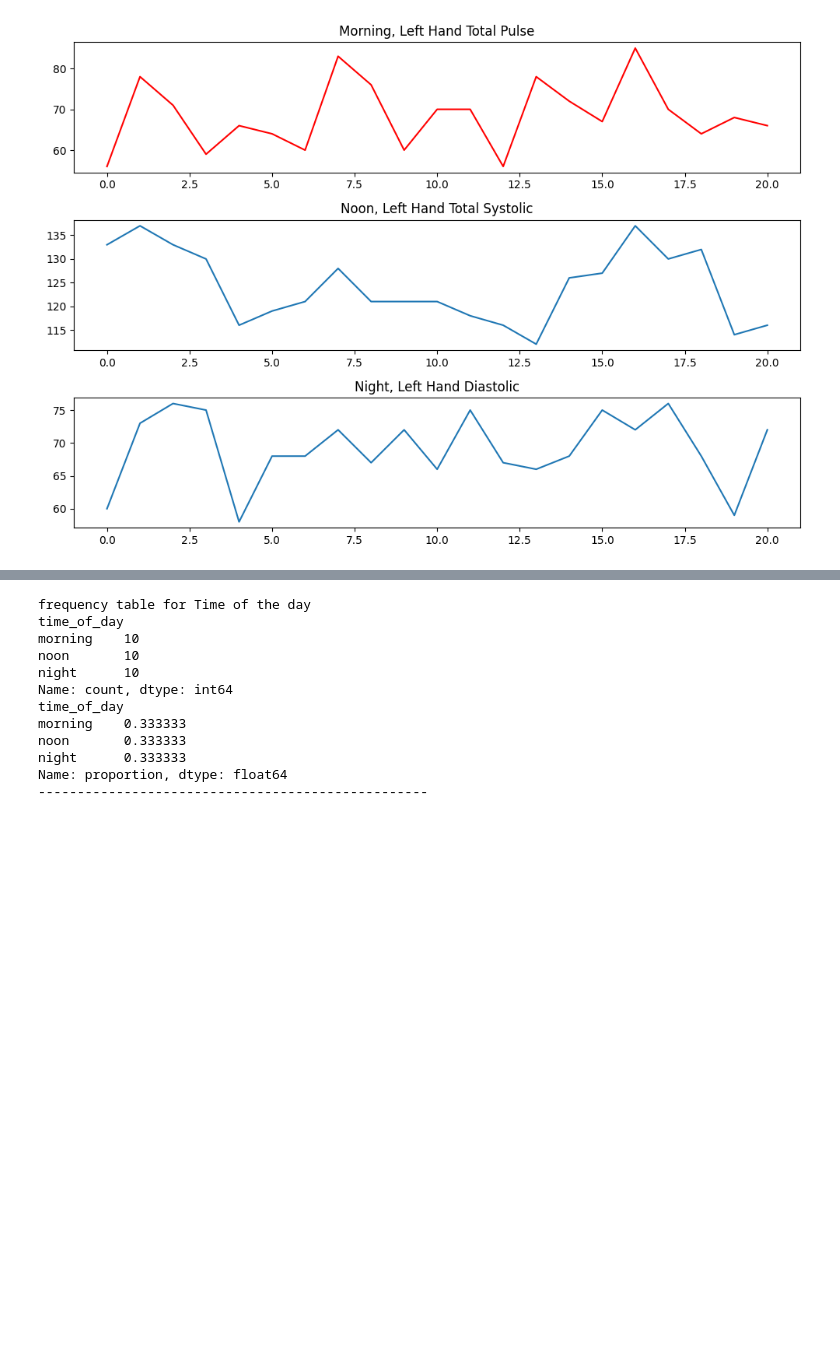
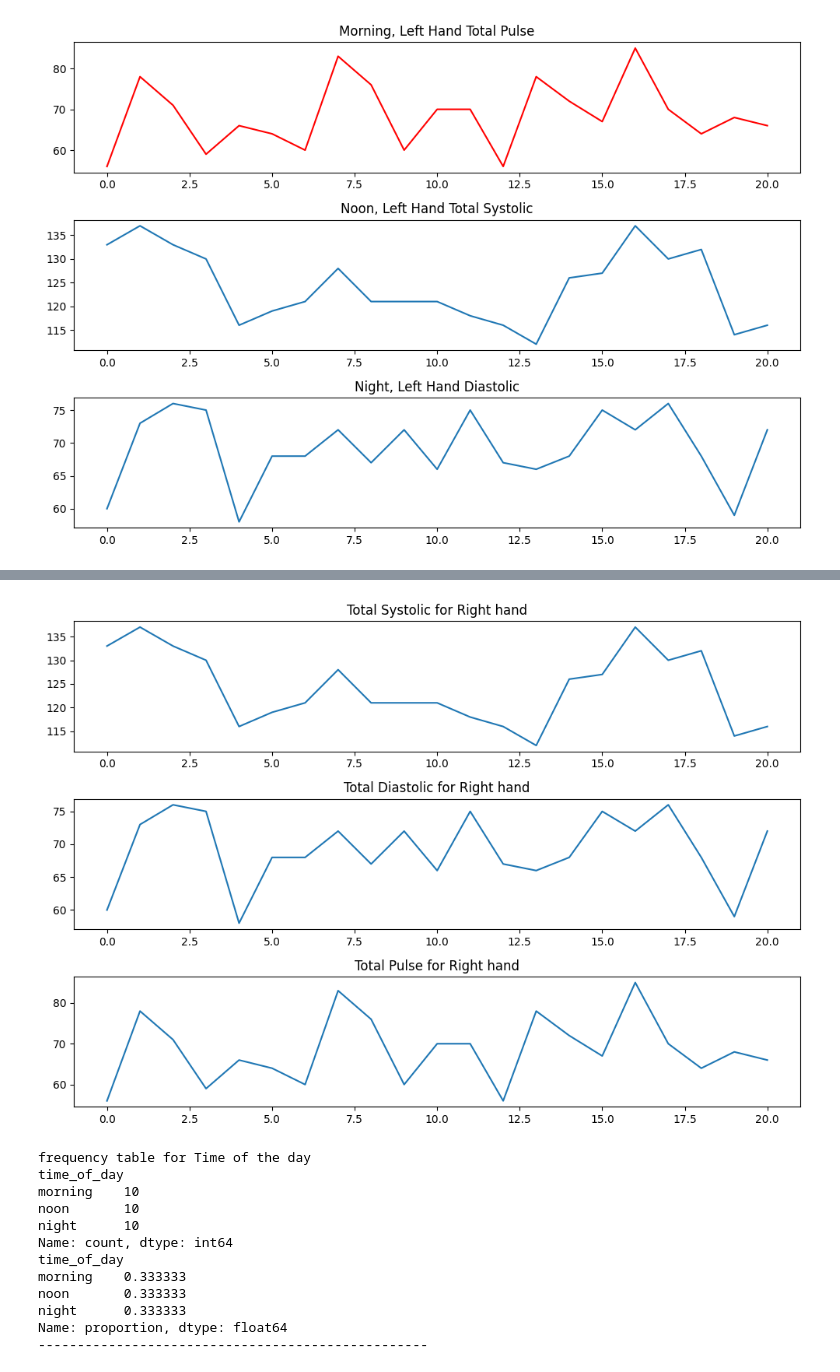
Before and after one commit to pouniq/BloodPressure_Analytics, a Jupyter notebook: Notebooks/EDA.ipynb, the cells around one changed output, grey strips where cells are left out. Cells and saved outputs as stored; diff of their text form; code cells hidden in the pictures; blank space fills up the shorter version.

```diff
--- a/Notebooks/EDA.ipynb
+++ b/Notebooks/EDA.ipynb
@@ -471,3 +413,20 @@ shape: (30, 7)
+# %%
+
+fig, ax = plt.subplots(3,1,figsize=(10,7))
+
+ax[0].plot(df_R['Systolic'])
+ax[0].set_title('Total Systolic for Right hand')
+
+ax[1].plot(df_R['Diastolic'])
+ax[1].set_title('Total Diastolic for Right hand')
+
+ax[2].plot(df_R['Pulse'])
+ax[2].set_title('Total Pulse for Right hand')
+
+plt.tight_layout()
+plt.show()
+# %% [output]
+[figure, added]
 # %%
 print(f'frequency table for Time of the day')
 print(df_L['time_of_day'].value_counts())
```
Also changed, not shown: parts of 22 cells of this notebook, 3 other files.
